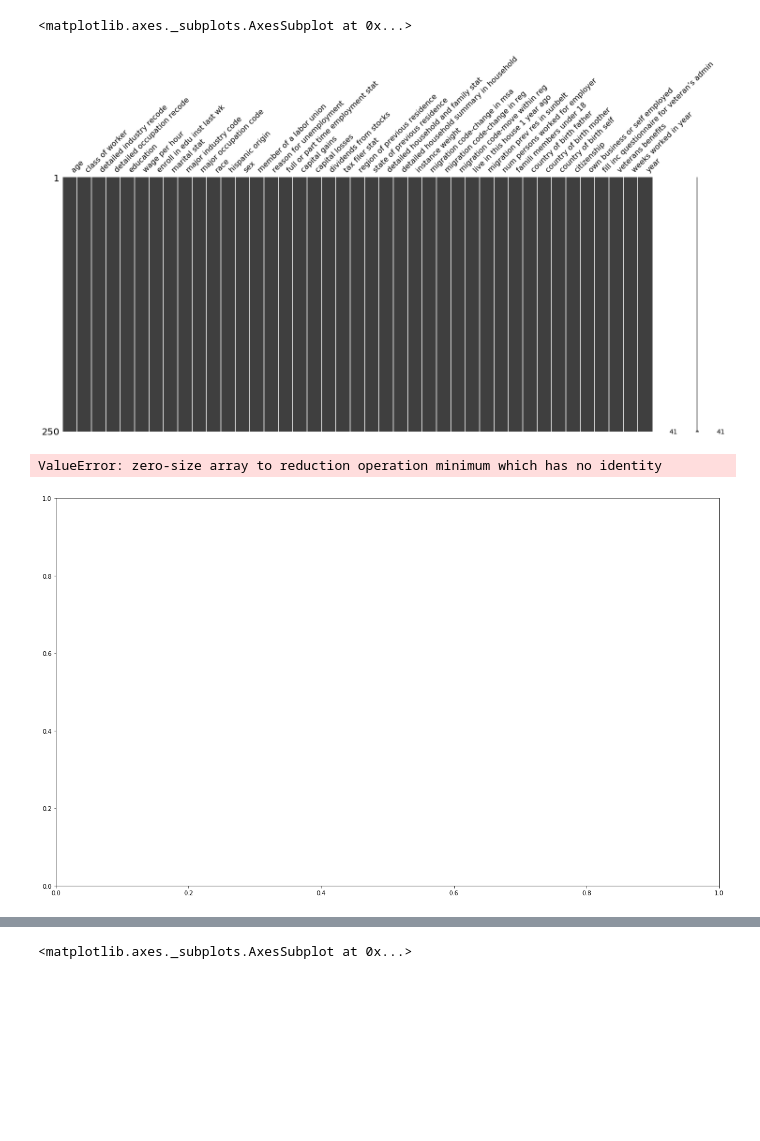
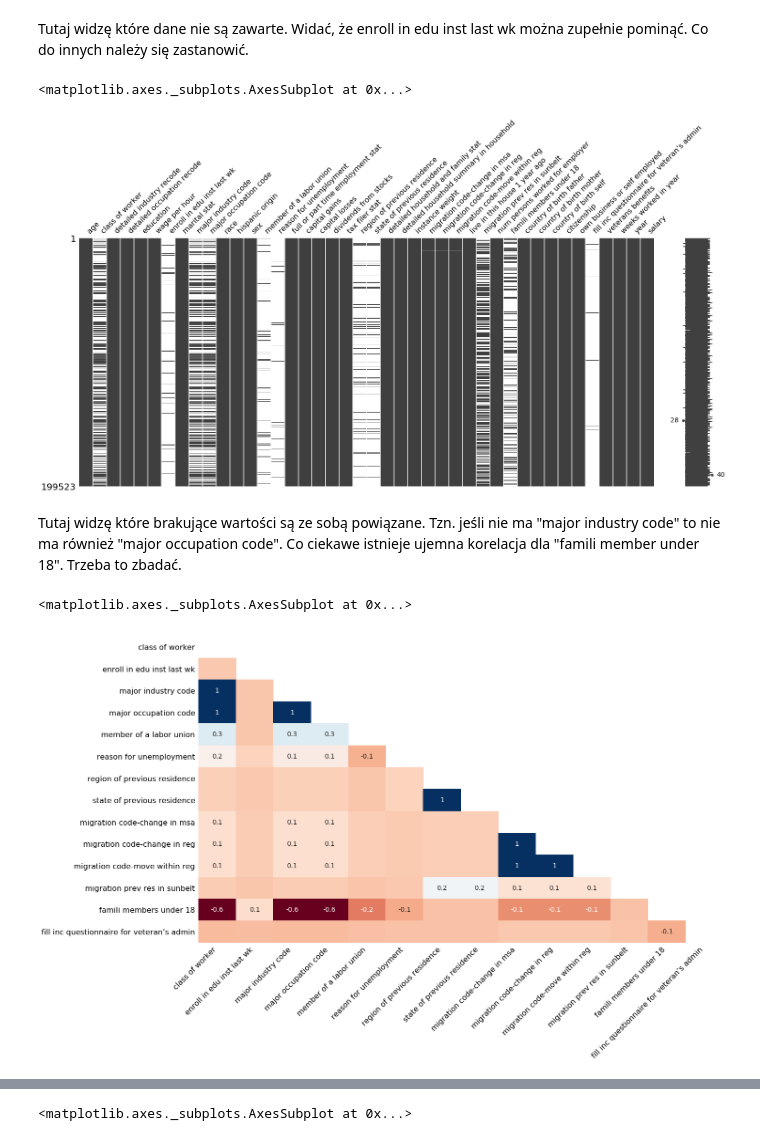
Before and after one commit to mMarzeta/data_exploration, a Jupyter notebook: ed.ipynb, the cells around one changed output, grey strips where cells are left out. Drawn from its saved outputs; the diff is of its cells as text; code cells hidden in the pictures; blank space fills up the shorter version.

Commit message:
missing values removal

```diff
--- a/ed.ipynb
+++ b/ed.ipynb
@@ -56,0 +11,5 @@ train.shape, test.shape
+# %%
+df = pd.read_csv('tmp.csv')
+# %%
+# wyrzucam dane ktorych nie ma
+df = df.replace([' Not in universe', '?', ' Not in universe or children'], np.nan)
@@ -96,11 +67,15 @@ categorical_features.columns, len(categorical_features.columns)
+# %% [markdown]
+Tutaj widzę które dane nie są zawarte. Widać, że enroll in edu inst last wk można zupełnie pominąć. Co do innych należy się zastanowić.
 # %%
-msno.matrix(train.sample(250))
+msno.matrix(df.sample(len(df)))
 # %% [output]
 <matplotlib.axes._subplots.AxesSubplot at 0x...>
-[figure, old version]
+[figure, new version]
+# %% [markdown]
+Tutaj widzę które brakujące wartości są ze sobą powiązane. Tzn. jeśli nie ma "major industry code" to nie ma również "major occupation code". Co ciekawe istnieje ujemna korelacja dla "famili member under 18". Trzeba to zbadać.
 # %%
-msno.heatmap(train)
+msno.heatmap(df)
 # %% [output]
-ValueError: zero-size array to reduction operation minimum which has no identity
+<matplotlib.axes._subplots.AxesSubplot at 0x...>
-[figure, old version]
+[figure, new version]
 # %%
```
Also changed, not shown: parts of 12 cells of this notebook.
